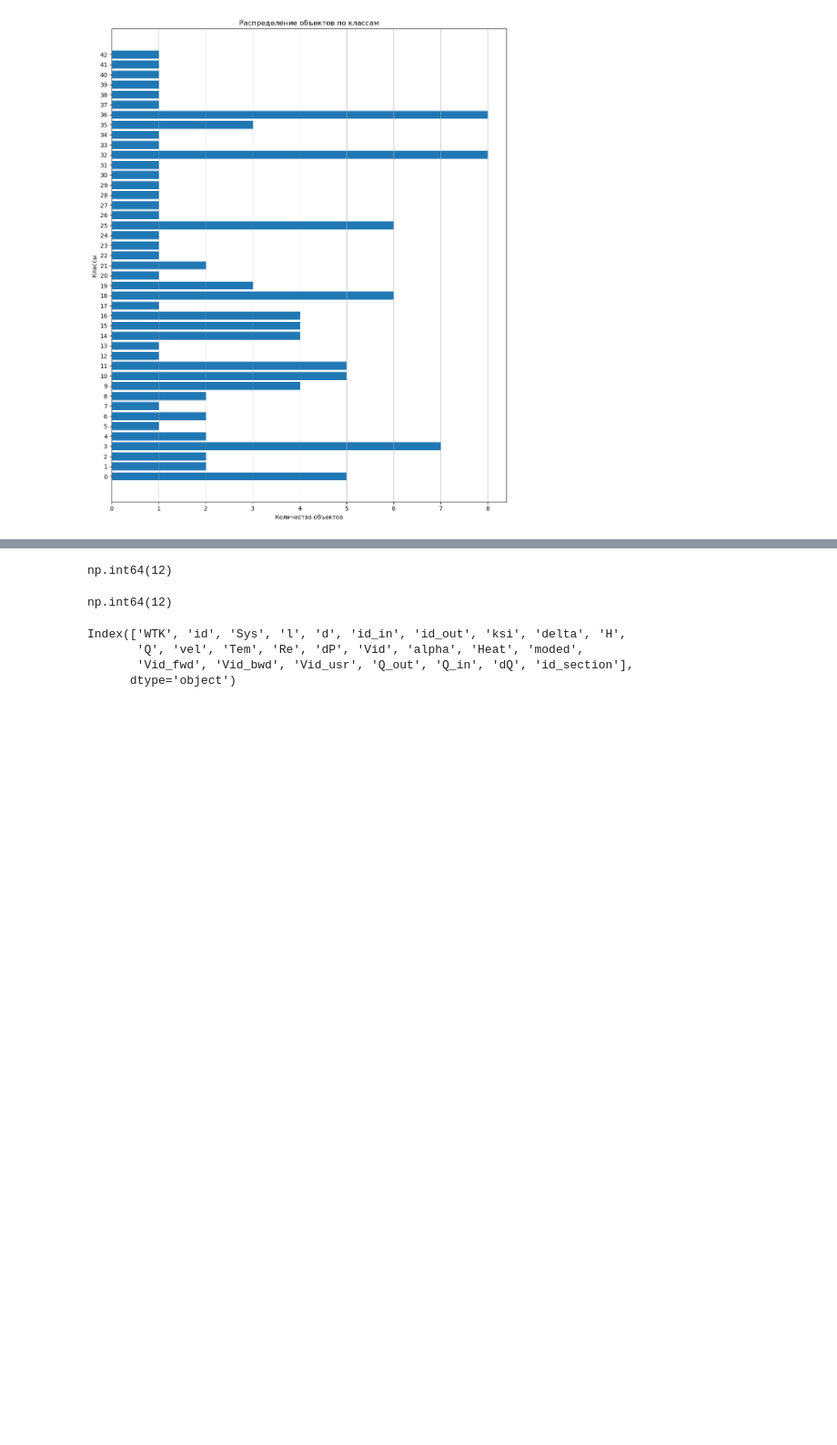
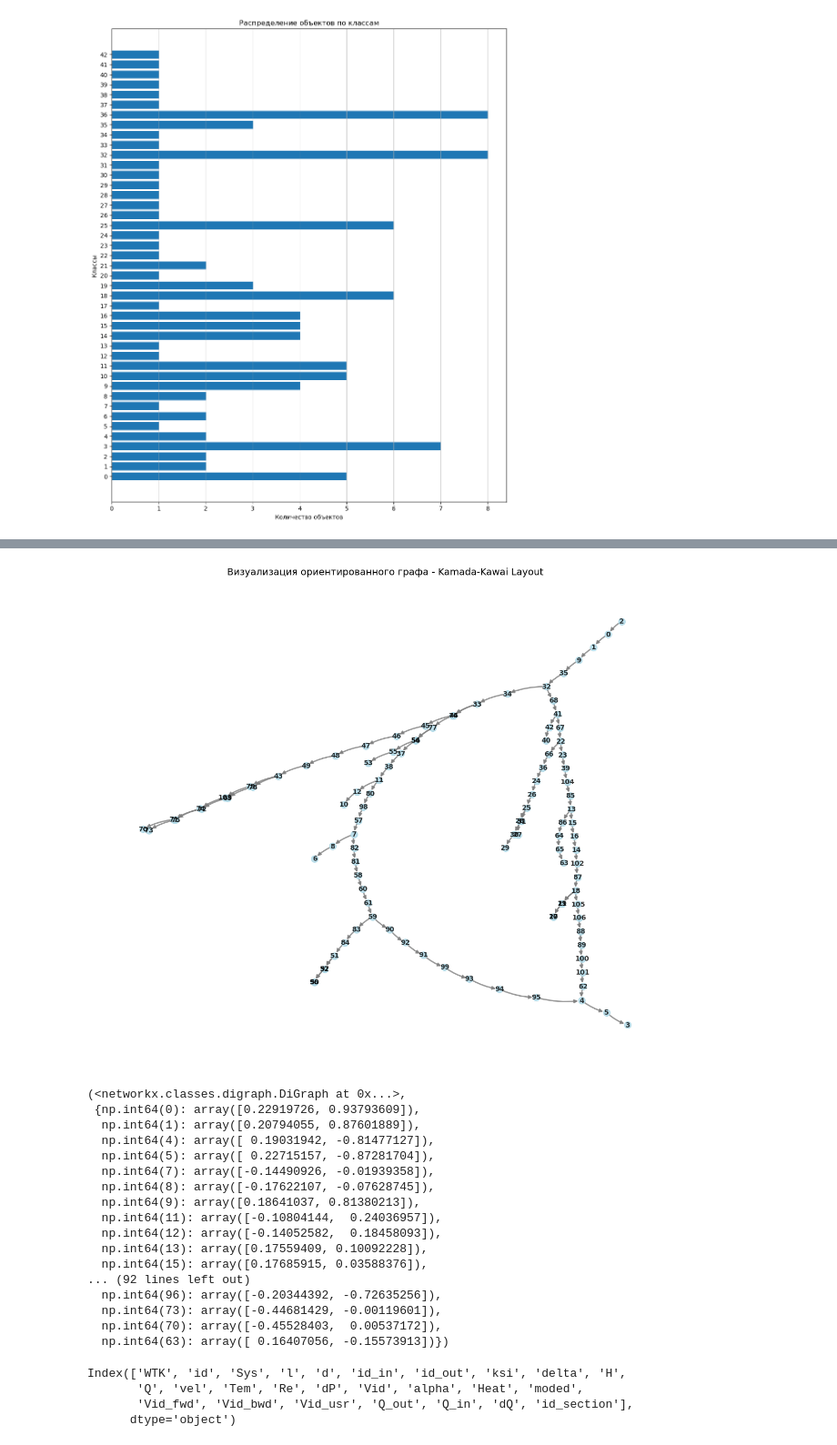
Before and after one commit to LabADTHeatNet/HNN, a Jupyter notebook: analyse_data.ipynb, the cells around one changed output, grey strips where cells are left out. Shown at 91% size. Saved outputs shown, nothing was run; the diff lists cells and outputs as text; code cells hidden in the pictures; blank space fills up the shorter version.

```diff
--- a/analyse_data.ipynb
+++ b/analyse_data.ipynb
@@ -325,5 +326,6 @@ def get_node_degrees (edges_df):
         node_deg_out[edge[1]['id_in']] = node_deg_out.get(edge[1]['id_in'], 0) + 1
     return node_deg_out, node_deg_in
 # %%
+nodes_df_list, edges_df_list = load_dataframes(find_file_pairs('./datasets/Termo_model_bwd', True)[:10])
 nodes_df = nodes_df_list[0].copy()
 edges_df = edges_df_list[0].copy()
@@ -342 +332,3 @@ False
+# %%
+edges_df[['id_in', 'id_out']] = edges_df[['id_out', 'id_in']]
 # %%
@@ -742,27 +497,25 @@ if len(defect) > 0:
-# %%
-main_defect_section
-# %% [output]
-np.int64(12)
-# %%
-edges_df['graph_label'] = main_defect_section
-# %%
-edges_df['graph_label'].values[0]
-# %% [output]
-np.int64(12)
-# %%
-deviation = np.abs(edges_df['moded'] - 1.0)
-
-# ВЫНЕСТИ КУДА-ТО ЭТОТ ПАРАМЕТР
-defect_threshold = 0.05
-
-defect = deviation[deviation > defect_threshold]
-if len(defect) > 0:
-    # Берем секцию с самым сильным дефектом
-    defect_section = edges_df.loc[defect.idxmax(), 'id_section']
-else:
-    # Если дефекта нет, присваиваем отдельную метку
-    defect_section = max(edges_df['id_section'].unique()) + 1
-edges_df['graph_label'] = defect_section
+# %%
+edge_index = torch.tensor( np.array([edges_df['id_in'].values, edges_df['id_out'].values]), dtype=torch.long)
+visualize_kamada_kawai(np.array(edge_index))
+# %% [output]
+[figure, added]
+(<networkx.classes.digraph.DiGraph at 0x...>,
+ {np.int64(0): array([0.22919726, 0.93793609]),
+  np.int64(1): array([0.20794055, 0.87601889]),
+  np.int64(4): array([ 0.19031942, -0.81477127]),
+  np.int64(5): array([ 0.22715157, -0.87281704]),
+  np.int64(7): array([-0.14490926, -0.01939358]),
+  np.int64(8): array([-0.17622107, -0.07628745]),
+  np.int64(9): array([0.18641037, 0.81380213]),
+  np.int64(11): array([-0.10804144,  0.24036957]),
+  np.int64(12): array([-0.14052582,  0.18458093]),
+  np.int64(13): array([0.17559409, 0.10092228]),
+  np.int64(15): array([0.17685915, 0.03588376]),
+... (92 lines left out)
+  np.int64(96): array([-0.20344392, -0.72635256]),
+  np.int64(73): array([-0.44681429, -0.00119601]),
+  np.int64(70): array([-0.45528403,  0.00537172]),
+  np.int64(63): array([ 0.16407056, -0.15573913])})
 # %%
 edges_df.columns
 # %% [output]
```
Also changed, not shown: parts of 40 cells of this notebook, 4 other files.
